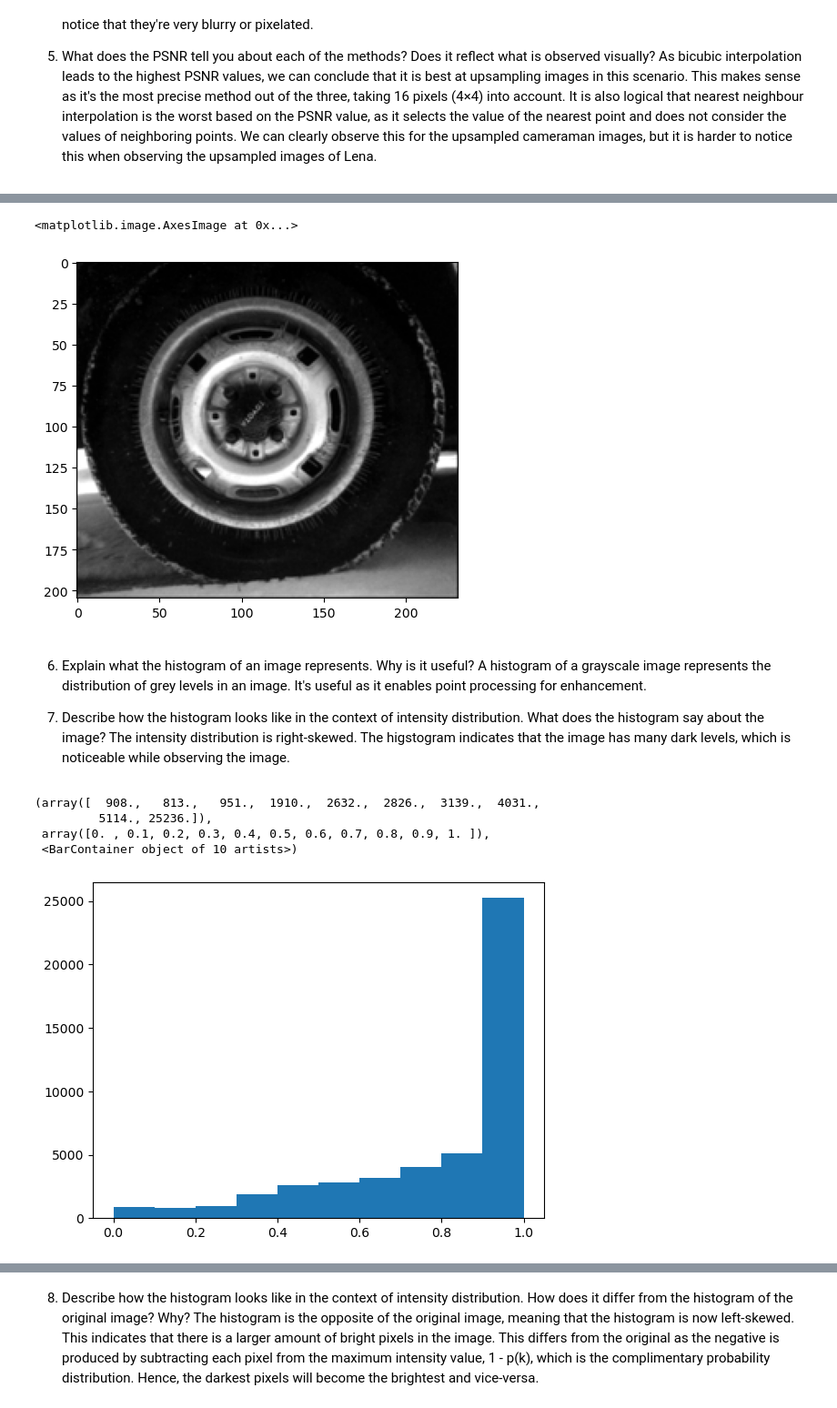
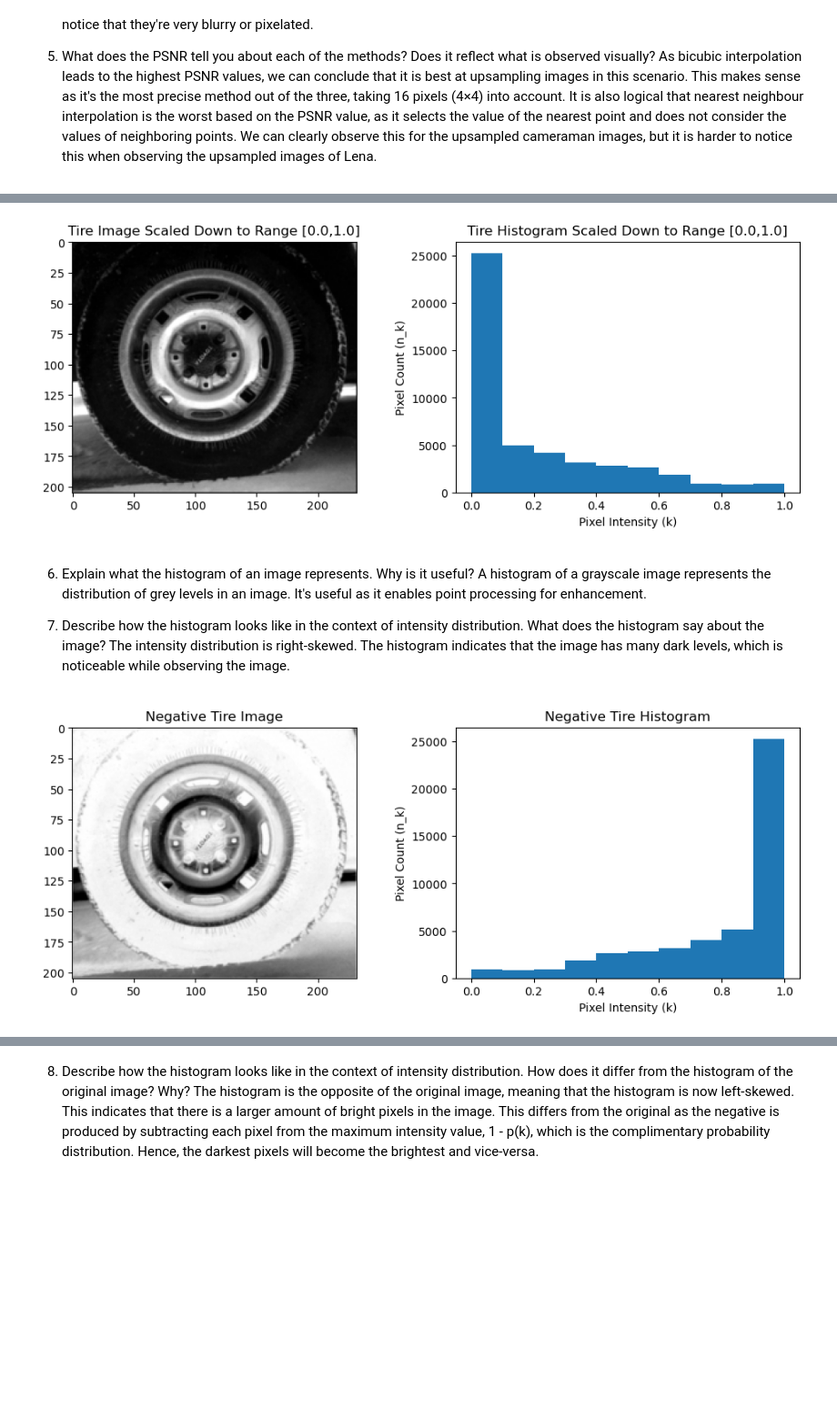
Before and after one commit to nico-palmar/SYDE-575, a Jupyter notebook: lab_1/Lab1Template_sophie.ipynb, the cells around one changed output, grey strips where cells are left out. Shown at 91% size. Saved outputs shown, nothing was run; the diff lists cells and outputs as text; code cells hidden in the pictures; blank space fills up the shorter version.

```diff
--- a/lab_1/Lab1Template_sophie.ipynb
+++ b/lab_1/Lab1Template_sophie.ipynb
@@ -117,5 +117,12 @@ However, looking at the upsampled images of the cameraman, we can notice that th
 5. What does the PSNR tell you about each of the methods? Does it reflect what is observed visually?
 As bicubic interpolation leads to the highest PSNR values, we can conclude that it is best at upsampling images in this scenario. This makes sense as it's the most precise method out of the three, taking 16 pixels (4×4) into account. It is also logical that nearest neighbour interpolation is the worst based on the PSNR value, as it selects the value of the nearest point and does not consider the values of neighboring points. We can clearly observe this for the upsampled cameraman images, but it is harder to notice this when observing the upsampled images of Lena.
 # %%
-tire_flattened = tire.flatten()
-plt.hist(tire_flattened)
+def tire_plotting(tire_image, image_title, histogram_title):
+    fig, axs = plt.subplots(1, 2, figsize=(12, 4))
+    tire_flattened = tire_image.flatten()
+    axs[0].imshow(tire_image)
+    axs[1].hist(tire_flattened)
+    axs[0].set_title(image_title)
+    axs[1].set_title(histogram_title)
+    axs[1].set_xlabel("Pixel Intensity (k)")
+    axs[1].set_ylabel("Pixel Count (n_k)")
@@ -128,22 +129,16 @@ plt.hist(tire_flattened)
-# %%
-plt.imshow(tire)
-# %% [output]
-<matplotlib.image.AxesImage at 0x...>
-[figure, removed]
+# %%
+tire_plotting(tire, "Tire Image Scaled Down to Range [0.0,1.0]", "Tire Histogram Scaled Down to Range [0.0,1.0]")
+# %% [output]
+[figure, added]
 # %% [markdown]
 6. Explain what the histogram of an image represents. Why is it useful?
 A histogram of a grayscale image represents the distribution of grey levels in an image. It's useful as it enables point processing for enhancement.
 
 7. Describe how the histogram looks like in the context of intensity distribution. What does the histogram
 say about the image?
-The intensity distribution is right-skewed. The higstogram indicates that the image has many dark levels, which is noticeable while observing the image.
+The intensity distribution is right-skewed. The histogram indicates that the image has many dark levels, which is noticeable while observing the image.
 # %%
 tire_negative = 1.0 - tire
-tire_negative_flattened = tire_negative.flatten()
-plt.hist(tire_negative_flattened)
+tire_plotting(tire_negative, "Negative Tire Image", "Negative Tire Histogram")
 # %% [output]
-(array([  908.,   813.,   951.,  1910.,  2632.,  2826.,  3139.,  4031.,
-         5114., 25236.]),
- array([0. , 0.1, 0.2, 0.3, 0.4, 0.5, 0.6, 0.7, 0.8, 0.9, 1. ]),
- <BarContainer object of 10 artists>)
-[figure, old version]
+[figure, new version]
```
Also changed, not shown: parts of 7 cells of this notebook, 1 other file.
